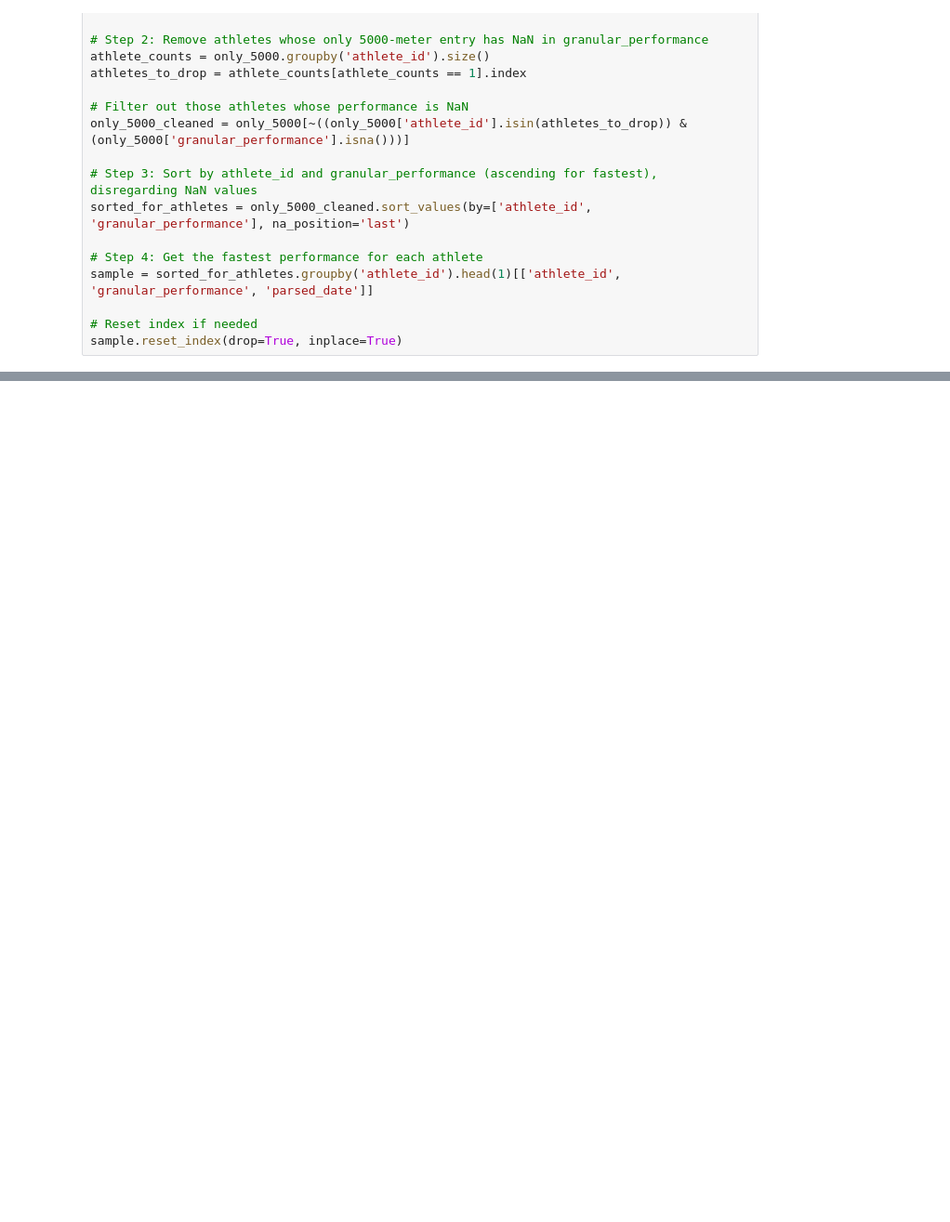
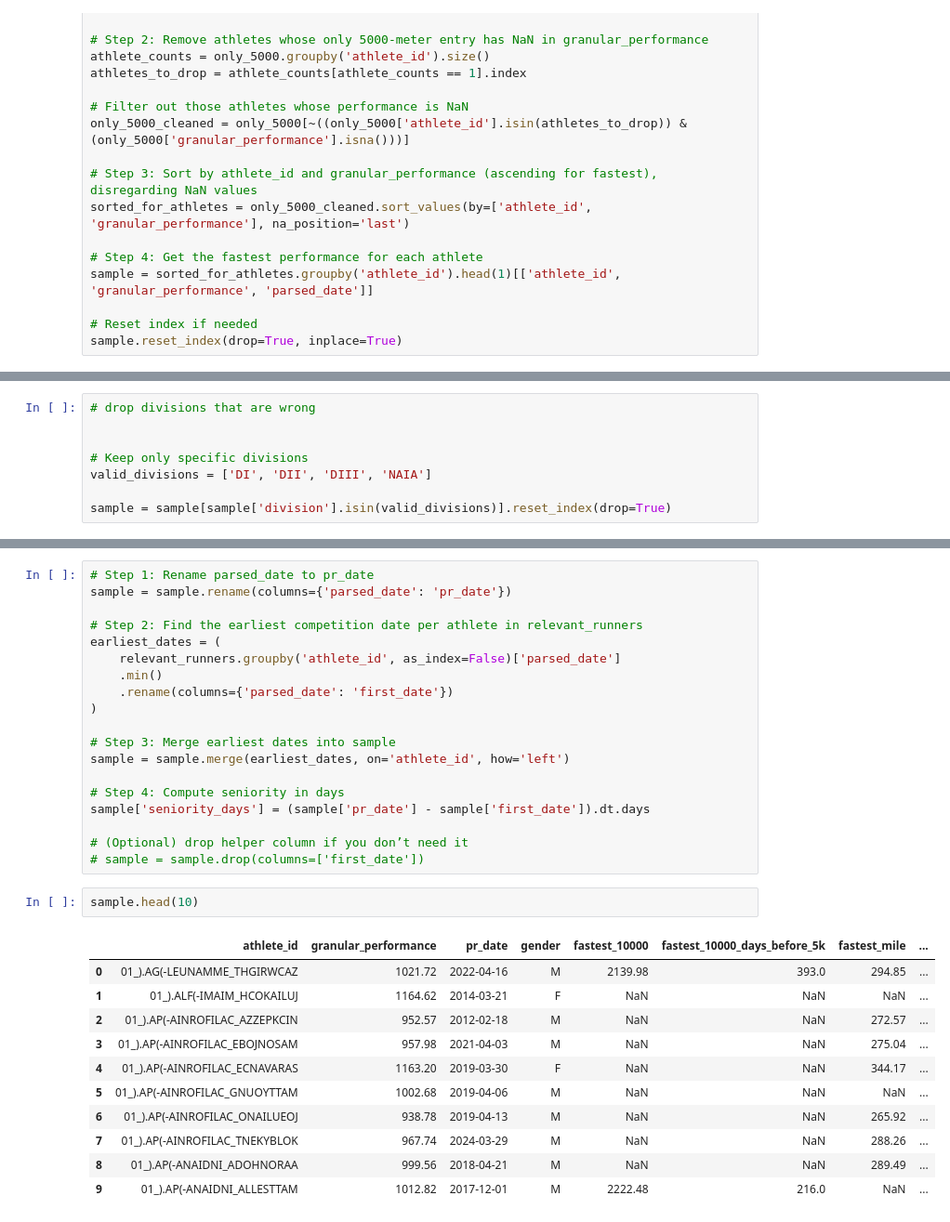
Before and after one commit to stanski901/5k_predictor, a Jupyter notebook: working_file.ipynb, the cells around one changed output, grey strips where cells are left out. Shown: that part at 93% size. Saved outputs shown, nothing was run; the diff lists cells and outputs as text; blank space fills up the shorter version.

```diff
--- a/working_file.ipynb
+++ b/working_file.ipynb
@@ -81,0 +290,8 @@ sample.head(10)
+# %%
+# drop divisions that are wrong
+
+
+# Keep only specific divisions
+valid_divisions = ['DI', 'DII', 'DIII', 'NAIA']
+
+sample = sample[sample['division'].isin(valid_divisions)].reset_index(drop=True)
@@ -81,0 +302,33 @@ sample.head(10)
+# %%
+# Step 1: Rename parsed_date to pr_date
+sample = sample.rename(columns={'parsed_date': 'pr_date'})
+
+# Step 2: Find the earliest competition date per athlete in relevant_runners
+earliest_dates = (
+    relevant_runners.groupby('athlete_id', as_index=False)['parsed_date']
+    .min()
+    .rename(columns={'parsed_date': 'first_date'})
+)
+
+# Step 3: Merge earliest dates into sample
+sample = sample.merge(earliest_dates, on='athlete_id', how='left')
+
+# Step 4: Compute seniority in days
+sample['seniority_days'] = (sample['pr_date'] - sample['first_date']).dt.days
+
+# (Optional) drop helper column if you don’t need it
+# sample = sample.drop(columns=['first_date'])
+# %%
+sample.head(10)
+# %% [output]
+|  | athlete_id | granular_performance | pr_date | gender | fastest_10000 | fastest_10000_days_before_5k | fastest_mile | ... |
+| 0 | 01_).AG(-LEUNAMME_THGIRWCAZ | 1021.72 | 2022-04-16 | M | 2139.98 | 393.0 | 294.85 | ... |
+| 1 | 01_).ALF(-IMAIM_HCOKAILUJ | 1164.62 | 2014-03-21 | F | NaN | NaN | NaN | ... |
+| 2 | 01_).AP(-AINROFILAC_AZZEPKCIN | 952.57 | 2012-02-18 | M | NaN | NaN | 272.57 | ... |
+| 3 | 01_).AP(-AINROFILAC_EBOJNOSAM | 957.98 | 2021-04-03 | M | NaN | NaN | 275.04 | ... |
+| 4 | 01_).AP(-AINROFILAC_ECNAVARAS | 1163.20 | 2019-03-30 | F | NaN | NaN | 344.17 | ... |
+| 5 | 01_).AP(-AINROFILAC_GNUOYTTAM | 1002.68 | 2019-04-06 | M | NaN | NaN | NaN | ... |
+| 6 | 01_).AP(-AINROFILAC_ONAILUEOJ | 938.78 | 2019-04-13 | M | NaN | NaN | 265.92 | ... |
+| 7 | 01_).AP(-AINROFILAC_TNEKYBLOK | 967.74 | 2024-03-29 | M | NaN | NaN | 288.26 | ... |
+| 8 | 01_).AP(-ANAIDNI_ADOHNORAA | 999.56 | 2018-04-21 | M | NaN | NaN | 289.49 | ... |
+| 9 | 01_).AP(-ANAIDNI_ALLESTTAM | 1012.82 | 2017-12-01 | M | 2222.48 | 216.0 | NaN | ... |
```
Also changed, not shown: parts of 17 cells of this notebook.
